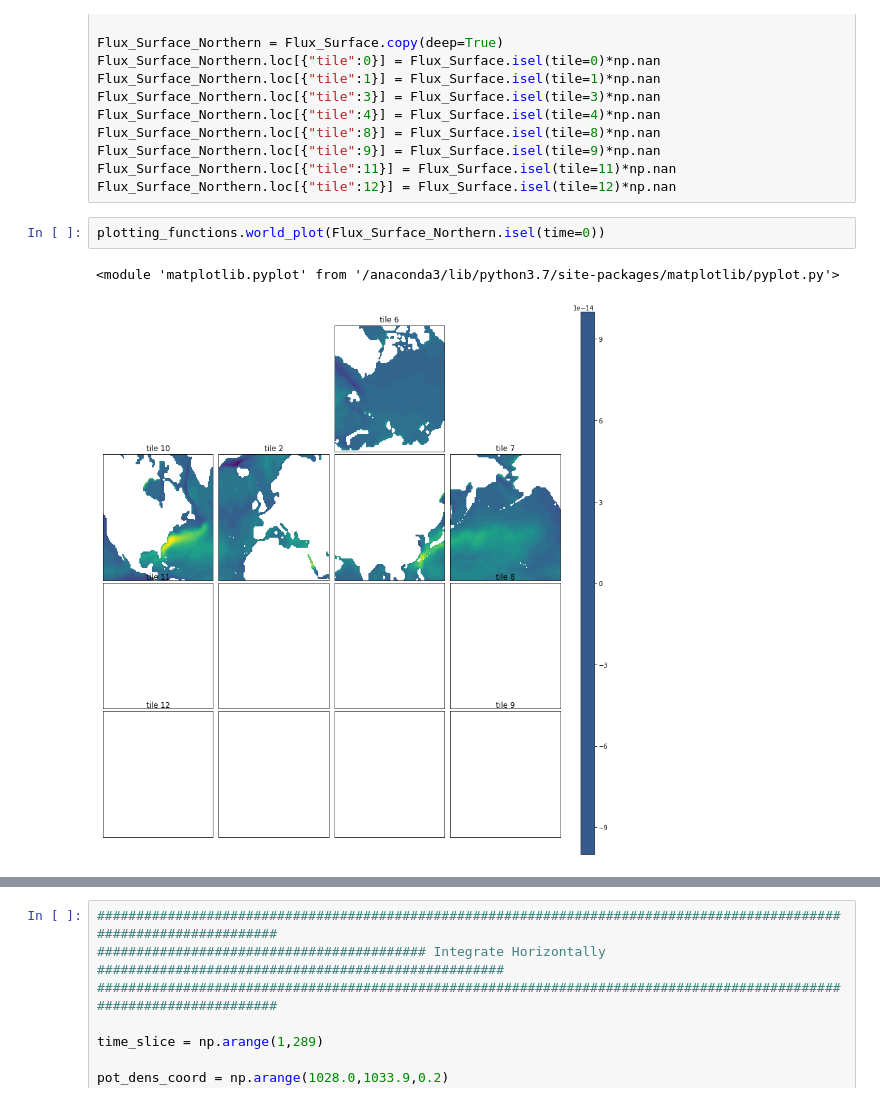
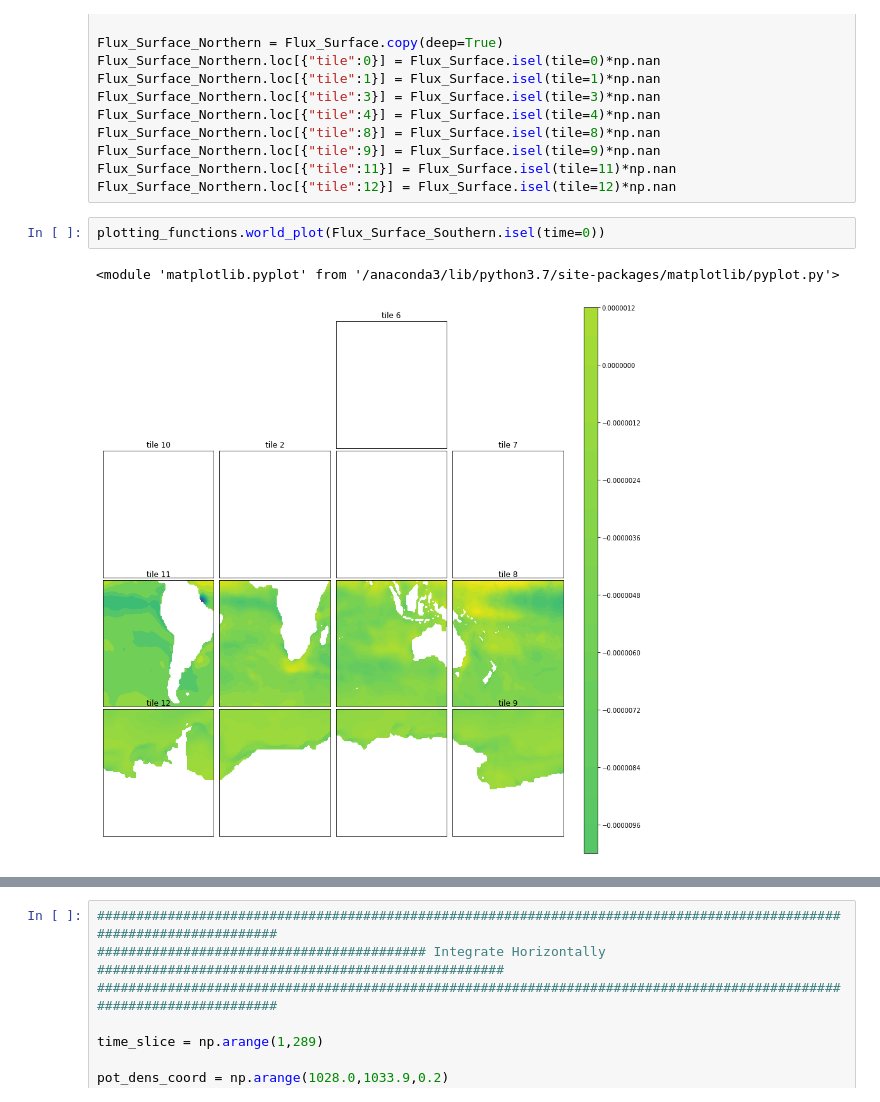
Before and after one commit to tatsumonkman47/ECCO-Cross-Isopycnal-Mixing, a Jupyter notebook: Integrate_Surface_Fluxes.ipynb, the cells around one changed output, grey strips where cells are left out. Cells and saved outputs as stored; diff of their text form.

Commit message:
Add surface transformation plots to jupyter notebook

```diff
--- a/Integrate_Surface_Fluxes.ipynb
+++ b/Integrate_Surface_Fluxes.ipynb
@@ -130,8 +135,8 @@ Flux_Surface_Northern.loc[{"tile":9}] = Flux_Surface.isel(tile=9)*np.nan
 Flux_Surface_Northern.loc[{"tile":11}] = Flux_Surface.isel(tile=11)*np.nan
 Flux_Surface_Northern.loc[{"tile":12}] = Flux_Surface.isel(tile=12)*np.nan
 # %%
-plotting_functions.world_plot(Flux_Surface_Northern.isel(time=0))
+plotting_functions.world_plot(Flux_Surface_Southern.isel(time=0))
 # %% [output]
 <module 'matplotlib.pyplot' from '/anaconda3/lib/python3.7/site-packages/matplotlib/pyplot.py'>
-[figure, old version]
+[figure, new version]
 # %%
```
Also changed, not shown: parts of 7 cells of this notebook.
